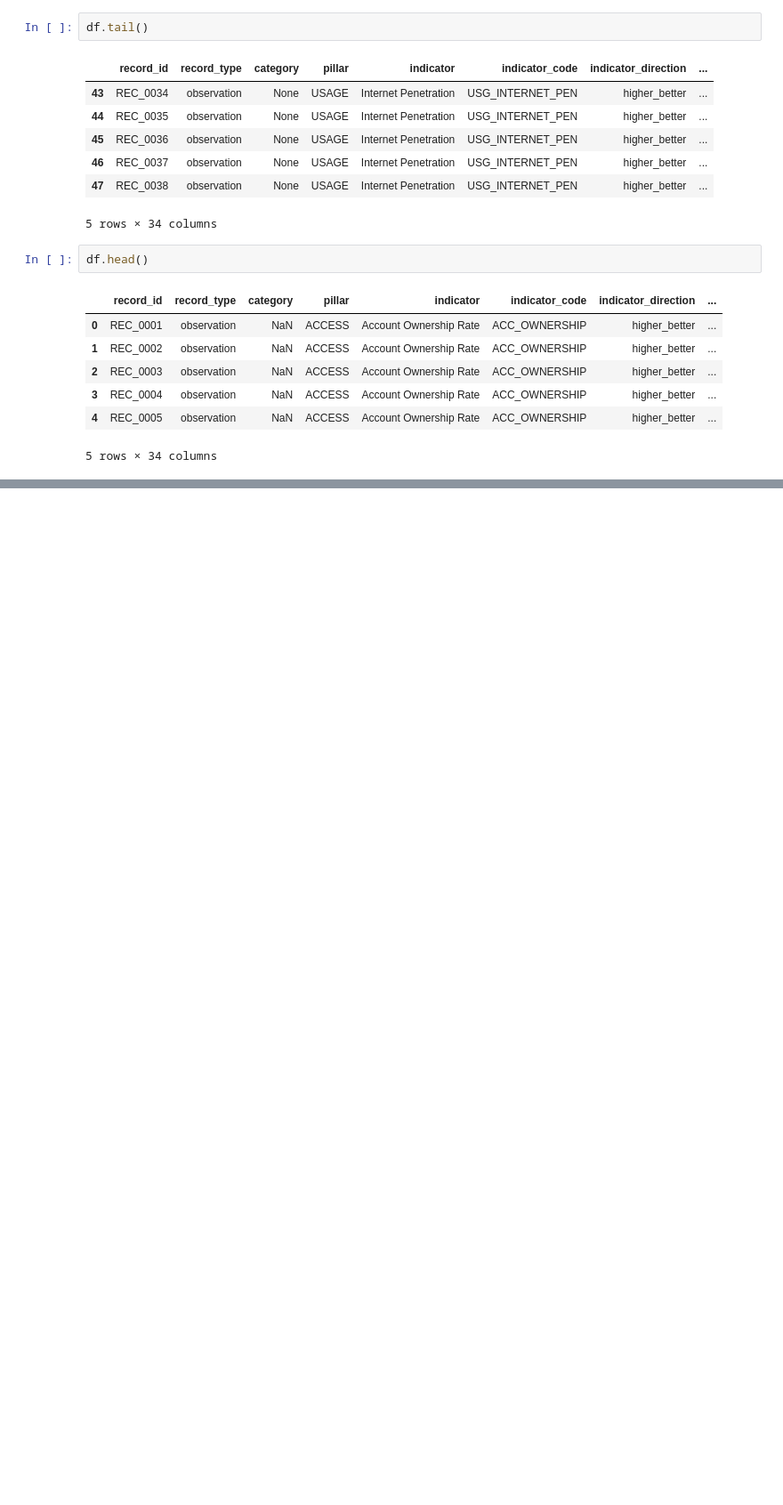
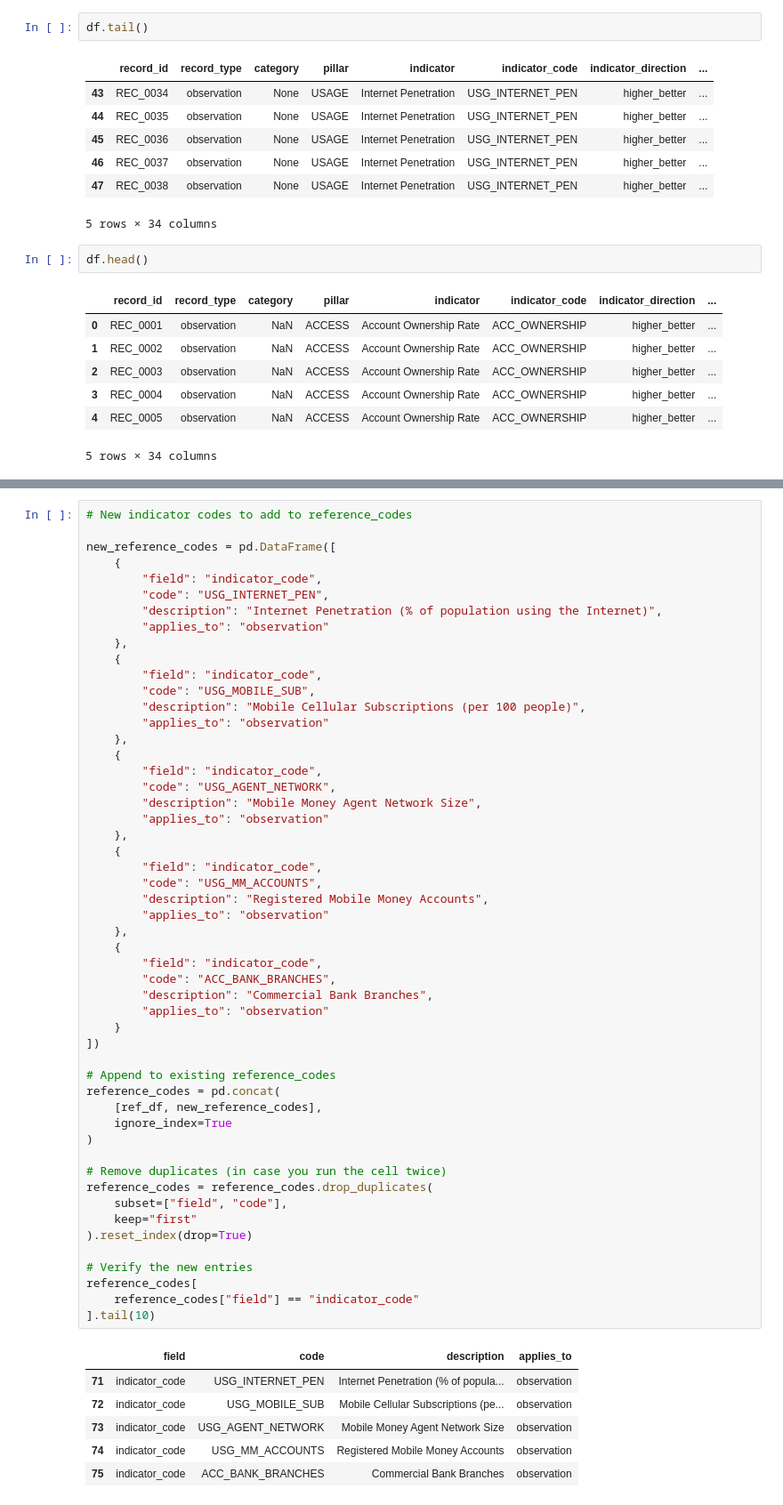
Before and after one commit to mijuuhailu/financial-inclusion-forecast, a Jupyter notebook: notebooks/ethio_eda.ipynb, the cells around one changed output, grey strips where cells are left out. Shown at 89% size. Cells and saved outputs as stored; diff of their text form; blank space fills up the shorter version.

```diff
--- a/notebooks/ethio_eda.ipynb
+++ b/notebooks/ethio_eda.ipynb
@@ -373,0 +870,59 @@ df.head()
+# %%
+# New indicator codes to add to reference_codes
+
+new_reference_codes = pd.DataFrame([
+    {
+        "field": "indicator_code",
+        "code": "USG_INTERNET_PEN",
+        "description": "Internet Penetration (% of population using the Internet)",
+        "applies_to": "observation"
+    },
+    {
+        "field": "indicator_code",
+        "code": "USG_MOBILE_SUB",
+        "description": "Mobile Cellular Subscriptions (per 100 people)",
+        "applies_to": "observation"
+    },
+    {
+        "field": "indicator_code",
+        "code": "USG_AGENT_NETWORK",
+        "description": "Mobile Money Agent Network Size",
+        "applies_to": "observation"
+    },
+    {
+        "field": "indicator_code",
+        "code": "USG_MM_ACCOUNTS",
+        "description": "Registered Mobile Money Accounts",
+        "applies_to": "observation"
+    },
+    {
+        "field": "indicator_code",
+        "code": "ACC_BANK_BRANCHES",
+        "description": "Commercial Bank Branches",
+        "applies_to": "observation"
+    }
+])
+
+# Append to existing reference_codes
+reference_codes = pd.concat(
+    [ref_df, new_reference_codes],
+    ignore_index=True
+)
+
+# Remove duplicates (in case you run the cell twice)
+reference_codes = reference_codes.drop_duplicates(
+    subset=["field", "code"],
+    keep="first"
+).reset_index(drop=True)
+
+# Verify the new entries
+reference_codes[
+    reference_codes["field"] == "indicator_code"
+].tail(10)
+# %% [output]
+|  | field | code | description | applies_to |
+| 71 | indicator_code | USG_INTERNET_PEN | Internet Penetration (% of popula... | observation |
+| 72 | indicator_code | USG_MOBILE_SUB | Mobile Cellular Subscriptions (pe... | observation |
+| 73 | indicator_code | USG_AGENT_NETWORK | Mobile Money Agent Network Size | observation |
+| 74 | indicator_code | USG_MM_ACCOUNTS | Registered Mobile Money Accounts | observation |
+| 75 | indicator_code | ACC_BANK_BRANCHES | Commercial Bank Branches | observation |
```
Also changed, not shown: parts of 9 cells of this notebook.
